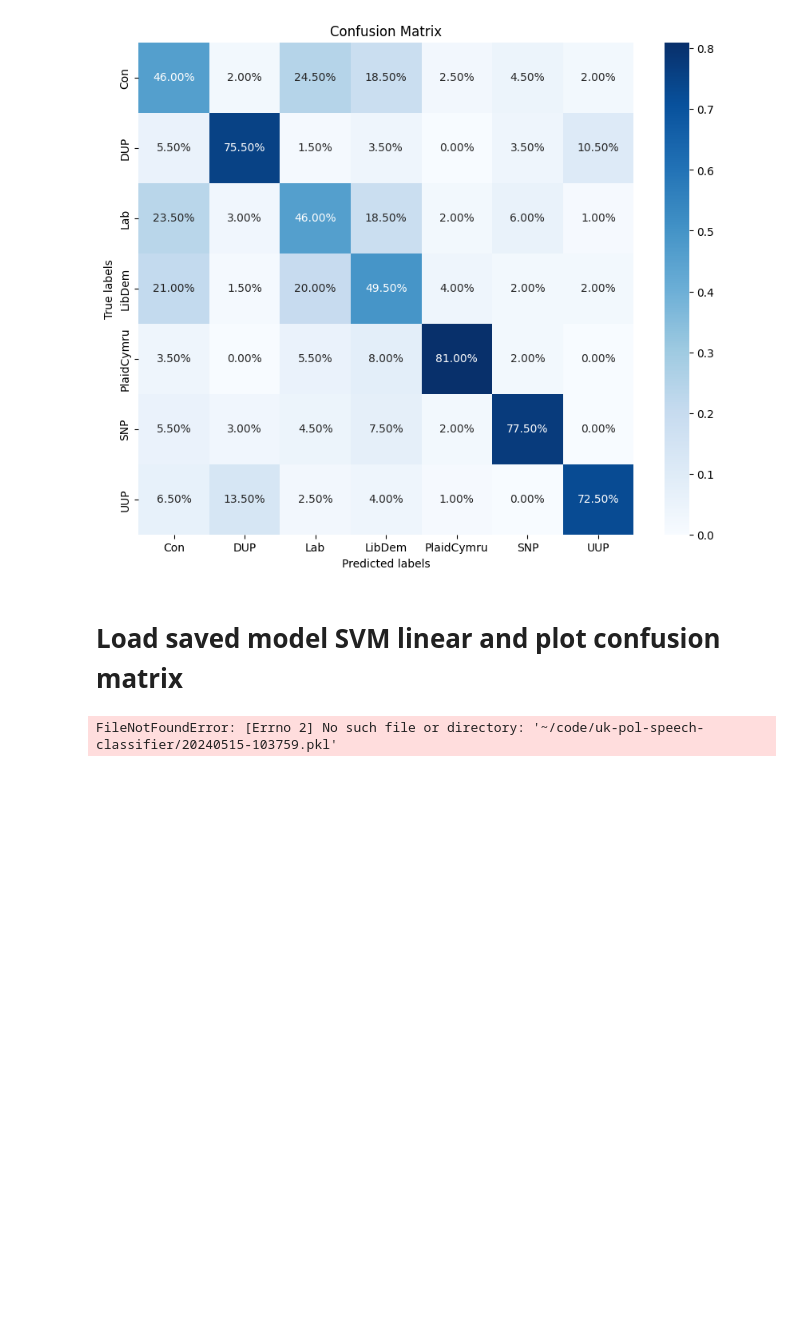
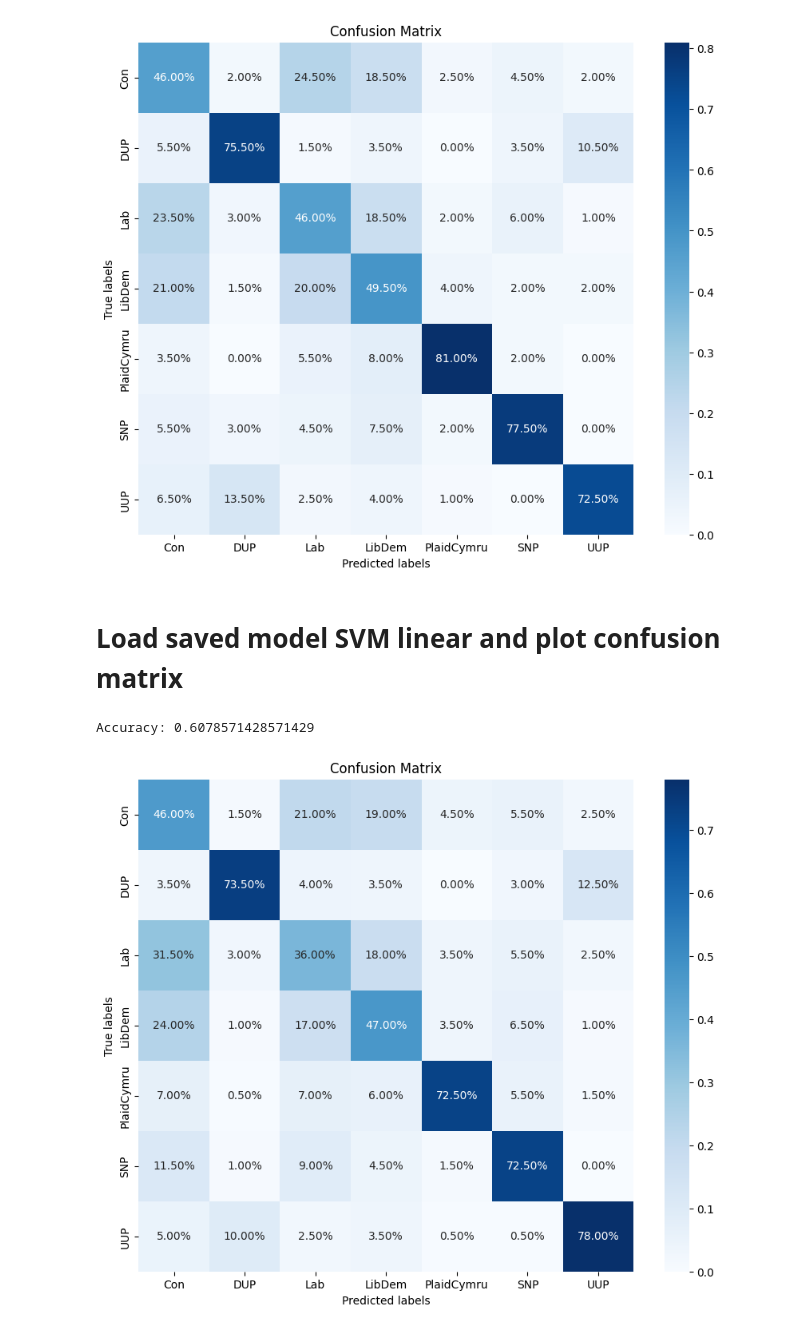
Before and after one commit to szaboildi/uk-pol-speech-classifier, a Jupyter notebook: notebooks/THL_model_svm.ipynb, the cells around one changed output. Saved outputs shown, nothing was run; the diff lists cells and outputs as text; code cells hidden in the pictures; blank space fills up the shorter version.

```diff
--- a/notebooks/THL_model_svm.ipynb
+++ b/notebooks/THL_model_svm.ipynb
@@ -42,13 +56,13 @@ X
 # %%
 # Convert one-hot encoded target array back to class labels
-y = y.drop(columns="Unnamed: 0")
-y_not_encoded = y.columns.get_indexer(y.idxmax(1))+1
-y_not_encoded
+#y = y.drop(columns="Unnamed: 0")
+#y_not_encoded = y.columns.get_indexer(y.idxmax(1))+1
+#y_not_encoded
 # %% [output]
 array([1, 1, 1, ..., 7, 7, 7])
 # %%
 # Splitting the Data
-X_train, X_test, y_train, y_test = train_test_split(X, y_not_encoded, test_size=0.2, random_state=42, stratify=y_not_encoded)
+X_train, X_test, y_train, y_test = train_test_split(X, y, test_size=0.2, random_state=42, stratify=y)
 # %%
 # Define the hyperparameter grid
 param_grid = {
@@ -117,6 +131,28 @@ import glob
 # %%
 # Get model
 
-latest_model = joblib.load("~/code/uk-pol-speech-classifier/20240515-103759.pkl")
+latest_model = joblib.load("/home/hailinh/code/szaboildi/uk-pol-speech-classifier/training_outputs/models/20240515-103759.pkl")
-# %% [output]
-FileNotFoundError: [Errno 2] No such file or directory: '~/code/uk-pol-speech-classifier/20240515-103759.pkl'
+# %%
+predictions = latest_model.predict(X_test)
+accuracy = accuracy_score(y_test, predictions)
+print("Accuracy:", accuracy)
+# %% [output]
+Accuracy: 0.6078571428571429
+# %%
+from sklearn.metrics import confusion_matrix
+import seaborn as sns
+import matplotlib.pyplot as plt
+
+# Confusion matrix
+cm = confusion_matrix(y_test, predictions, normalize="true")
+labels=["Con", "DUP", "Lab", "LibDem", "PlaidCymru", "SNP", "UUP"]
+
+# Plot confusion matrix
+plt.figure(figsize=(10, 8))
+sns.heatmap(cm, annot=True, fmt='.2%', cmap='Blues', xticklabels=labels, yticklabels=labels)
+plt.xlabel('Predicted labels')
+plt.ylabel('True labels')
+plt.title('Confusion Matrix')
+plt.show()
+# %% [output]
+[figure, added]
```
Also changed, not shown: parts of 3 cells of this notebook.
